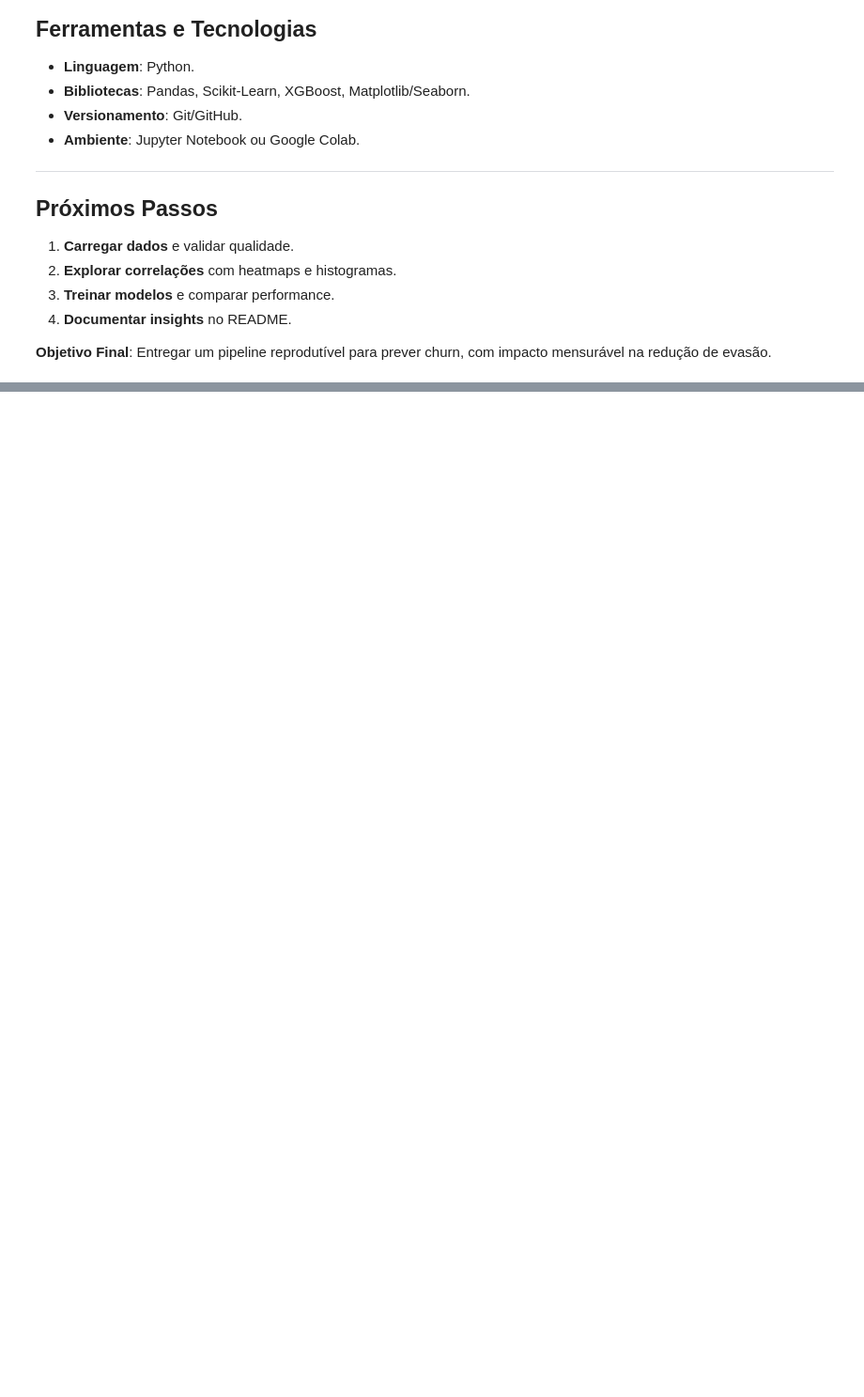
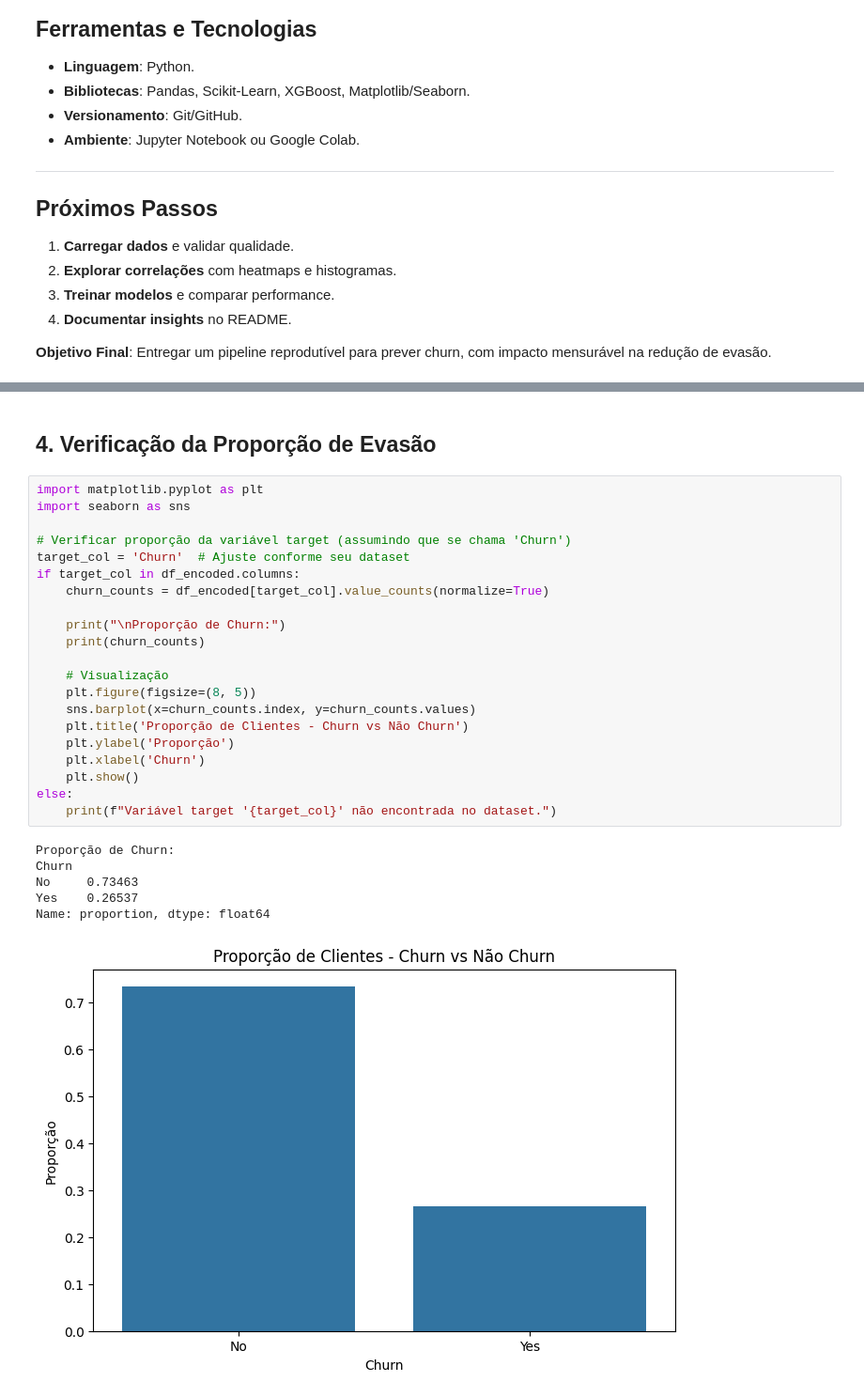
Before and after one commit to anandamatos/telecom-x2, a Jupyter notebook: notebooks/index.ipynb, the cells around one changed output, grey strips where cells are left out. Shown: that part at 94% size. Saved outputs shown, nothing was run; the diff lists cells and outputs as text; blank space fills up the shorter version.

```diff
--- a/notebooks/index.ipynb
+++ b/notebooks/index.ipynb
@@ -66,0 +159,30 @@ TELECOM-X2/
+# %% [markdown]
+## 4. Verificação da Proporção de Evasão
+# %%
+import matplotlib.pyplot as plt
+import seaborn as sns
+
+# Verificar proporção da variável target (assumindo que se chama 'Churn')
+target_col = 'Churn'  # Ajuste conforme seu dataset
+if target_col in df_encoded.columns:
+    churn_counts = df_encoded[target_col].value_counts(normalize=True)
+
+    print("\nProporção de Churn:")
+    print(churn_counts)
+
+    # Visualização
+    plt.figure(figsize=(8, 5))
+    sns.barplot(x=churn_counts.index, y=churn_counts.values)
+    plt.title('Proporção de Clientes - Churn vs Não Churn')
+    plt.ylabel('Proporção')
+    plt.xlabel('Churn')
+    plt.show()
+else:
+    print(f"Variável target '{target_col}' não encontrada no dataset.")
+# %% [output]
+Proporção de Churn:
+Churn
+No     0.73463
+Yes    0.26537
+Name: proportion, dtype: float64
+[figure, added]
```
Also changed, not shown: parts of 16 cells of this notebook, 1 other file.
